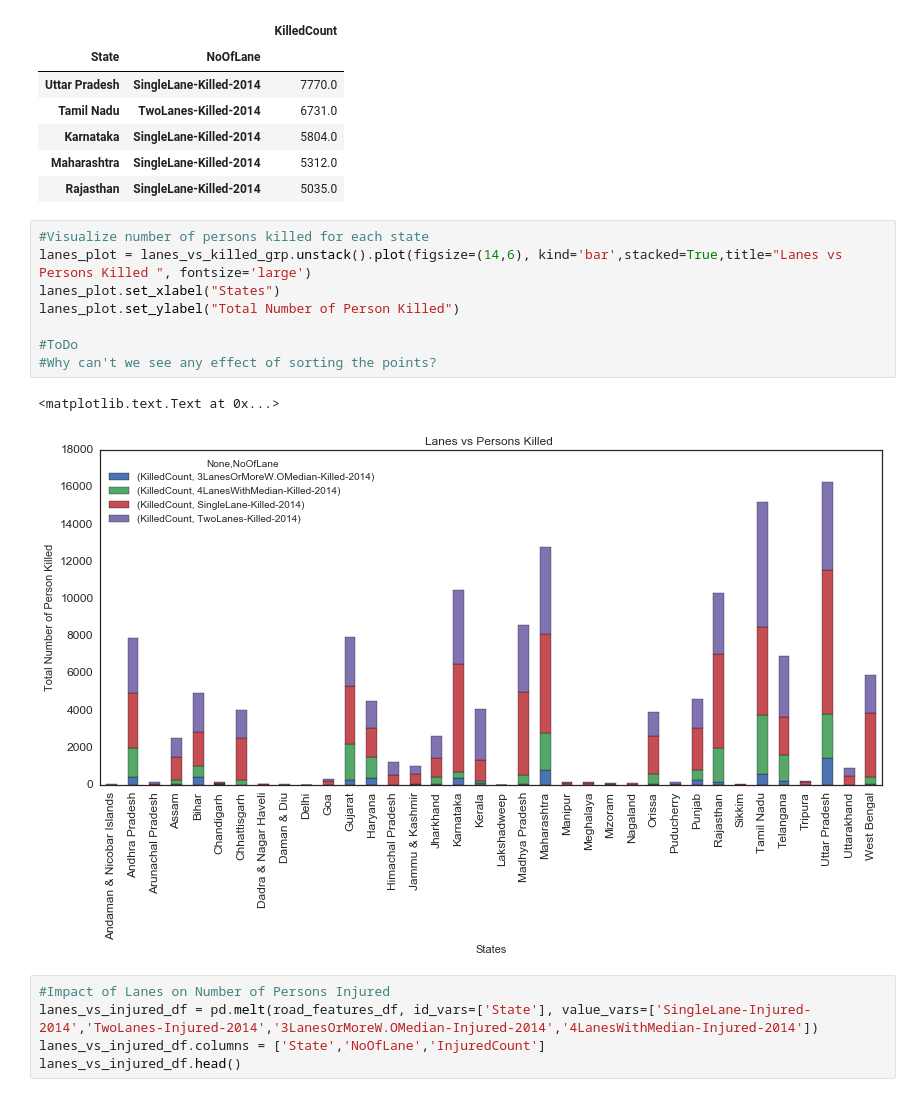
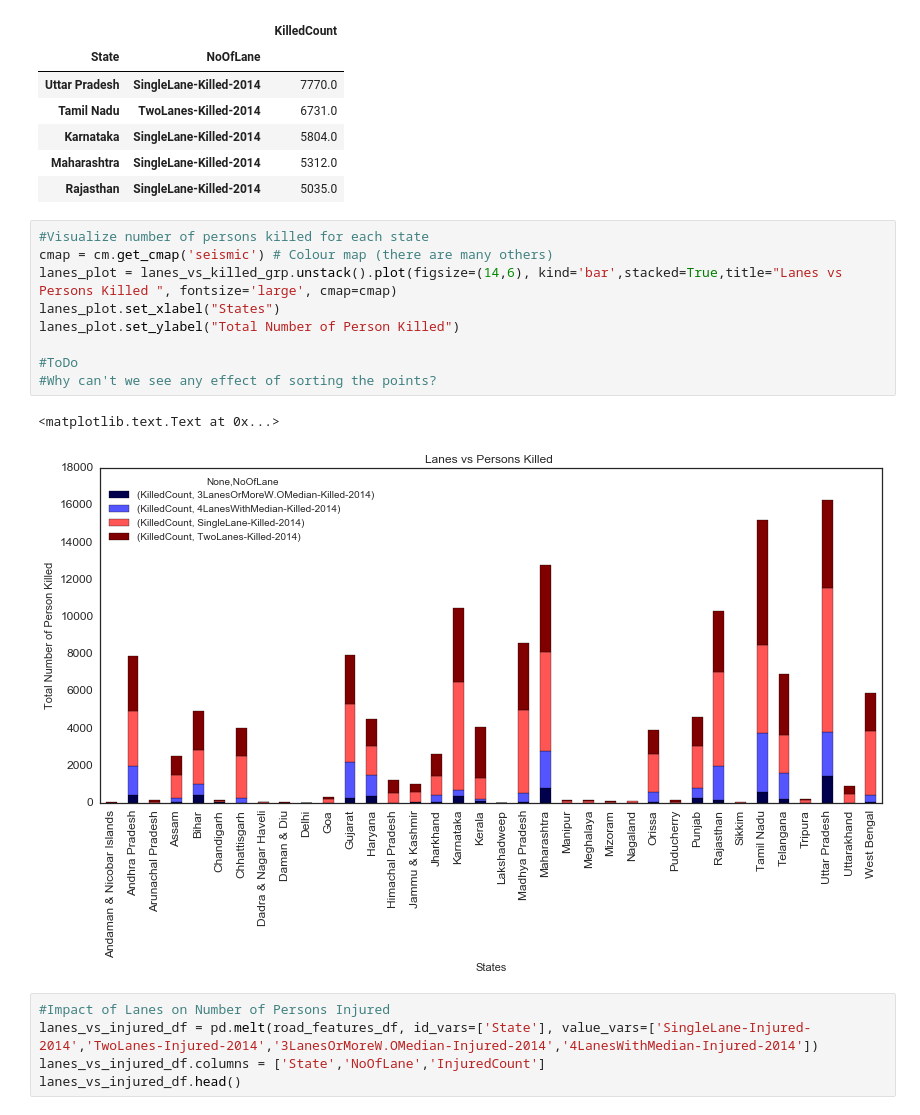
Before and after one commit to dbiswa4/python-projects, a Jupyter notebook: spring-2017/src/data-viz/proj/road-features-01.ipynb, the cells around one changed output. Cells and saved outputs as stored; diff of their text form.

```diff
--- a/spring-2017/src/data-viz/proj/road-features-01.ipynb
+++ b/spring-2017/src/data-viz/proj/road-features-01.ipynb
@@ -181,15 +184,16 @@ lanes_vs_killed_grp.head()
 | Rajasthan | SingleLane-Killed-2014 | 5035.0 |
 # %%
 #Visualize number of persons killed for each state
-lanes_plot = lanes_vs_killed_grp.unstack().plot(figsize=(14,6), kind='bar',stacked=True,title="Lanes vs Persons Killed ", fontsize='large')
+cmap = cm.get_cmap('seismic') # Colour map (there are many others)
+lanes_plot = lanes_vs_killed_grp.unstack().plot(figsize=(14,6), kind='bar',stacked=True,title="Lanes vs Persons Killed ", fontsize='large', cmap=cmap)
 lanes_plot.set_xlabel("States")
 lanes_plot.set_ylabel("Total Number of Person Killed")
 
 #ToDo
 #Why can't we see any effect of sorting the points?
 # %% [output]
 <matplotlib.text.Text at 0x...>
-[figure, old version]
+[figure, new version]
 # %%
 #Impact of Lanes on Number of Persons Injured
 lanes_vs_injured_df = pd.melt(road_features_df, id_vars=['State'], value_vars=['SingleLane-Injured-2014','TwoLanes-Injured-2014','3LanesOrMoreW.OMedian-Injured-2014','4LanesWithMedian-Injured-2014'])
```
Also changed, not shown: parts of 3 cells of this notebook.
